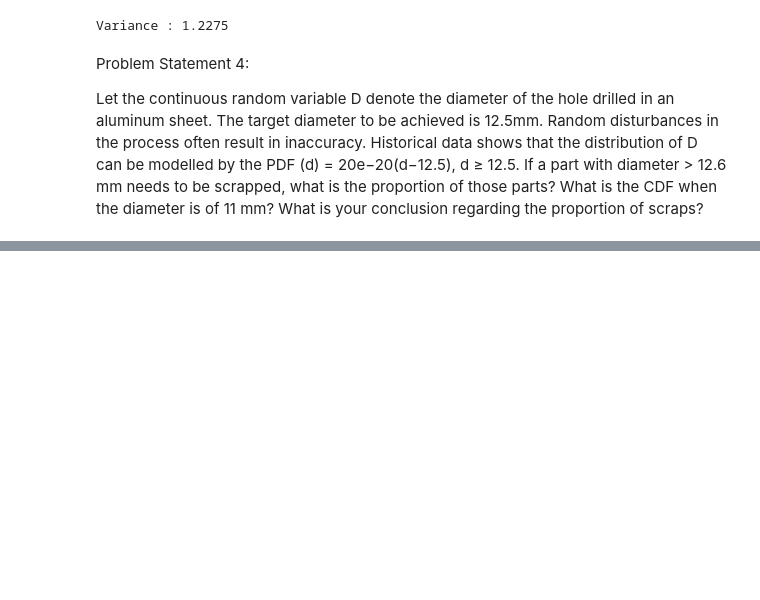
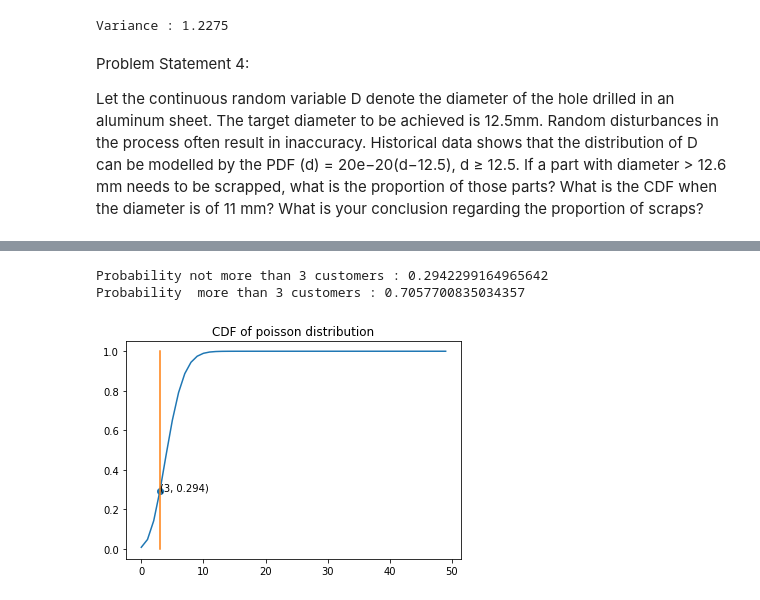
Before and after one commit to lbirla/statistics-Assignment, a Jupyter notebook: Assignment_stat_1.ipynb, the cells around one changed output, grey strips where cells are left out. Saved outputs shown, nothing was run; the diff lists cells and outputs as text; code cells hidden in the pictures; blank space fills up the shorter version.

```diff
--- a/Assignment_stat_1.ipynb
+++ b/Assignment_stat_1.ipynb
@@ -125,0 +221,22 @@ associated with it.
+# %%
+import numpy as np
+
+x=np.arange(0,50)
+
+cdf =poisson.cdf(x,4.8)
+y=cdf[3]
+
+
+print("Probability not more than 3 customers :",y)
+print("Probability  more than 3 customers :",1-y)
+
+plt.plot(cdf)
+plt.plot((3,3),(0,1)) #vertical line orange
+plt.scatter(3,cdf[3])
+plt.text(3,cdf[3],'({}, {})'.format(3, round(cdf[3],3)))
+plt.title('CDF of poisson distribution')
+plt.show()
+# %% [output]
+Probability not more than 3 customers : 0.2942299164965642
+Probability  more than 3 customers : 0.7057700835034357
+[figure, added]
```
Also changed, not shown: parts of 38 cells of this notebook, 7 other files.
